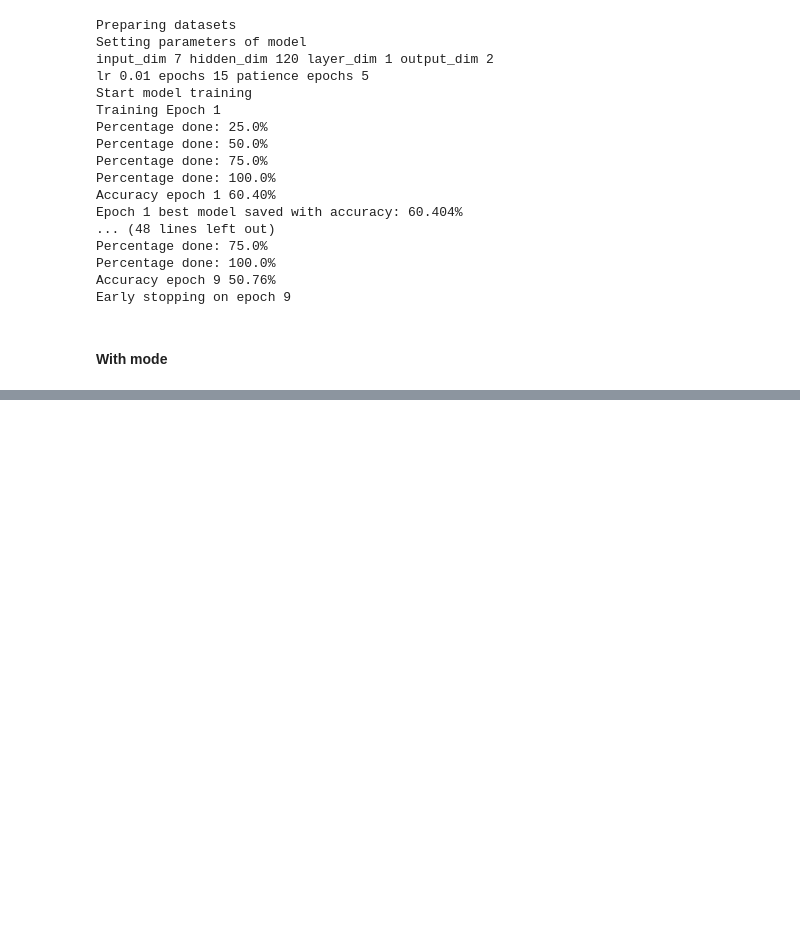
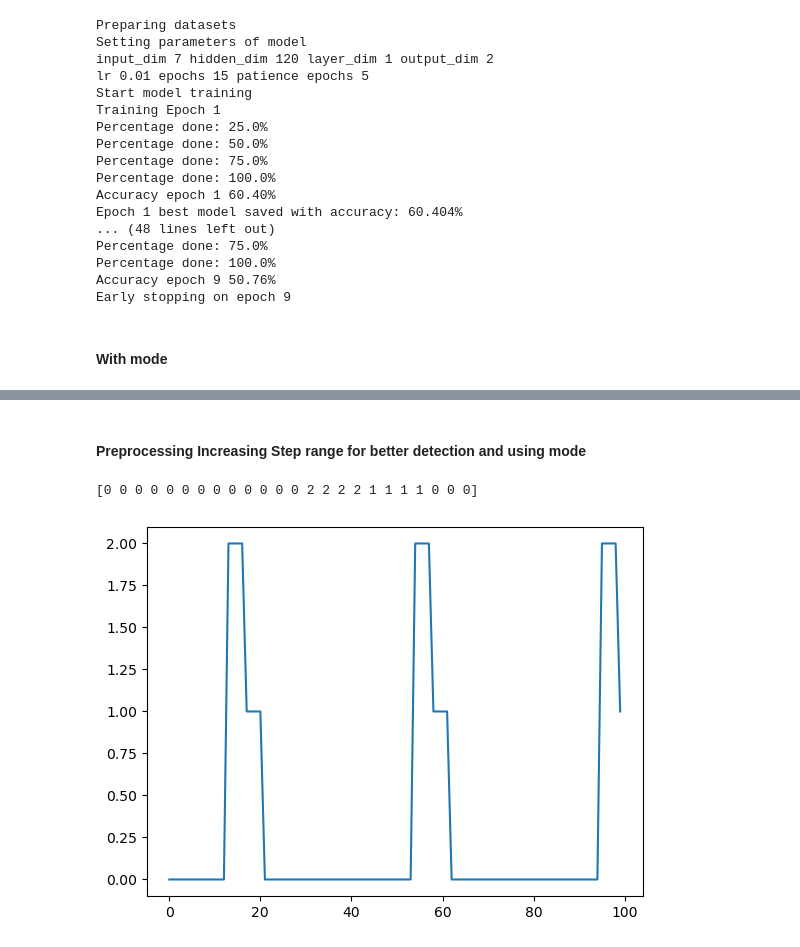
Before and after one commit to kickingitoscu/ANN_Project, a Jupyter notebook: Step_analysis_preprocess.ipynb, the cells around one changed output, grey strips where cells are left out. Saved outputs shown, nothing was run; the diff lists cells and outputs as text; code cells hidden in the pictures; blank space fills up the shorter version.

```diff
--- a/Step_analysis_preprocess.ipynb
+++ b/Step_analysis_preprocess.ipynb
@@ -1678,0 +2178,8 @@ df.to_csv('data_lstm_avg_results.csv')
+# %%
+test_data = torch.tensor(dataframe.values)
+zeros_pad = torch.zeros(39)
+activity_label = torch.cat((torch.tensor(predicted_labels),zeros_pad),dim=0)
+activity_label = activity_label.view(activity_label.shape[0],1)
+print(f'act size {activity_label.shape} test size {test_data.shape}')
+test_data_w_act = torch.cat((activity_label,test_data),dim=1)
+print(f'act size {test_data_w_act.shape}')
@@ -2492,0 +3416,28 @@ for epoch in range(1, n_epochs + 1):
+# %%
+folder_path = os.getcwd()+'/data/'
+file_extension = ['.csv','.csv.stepMixed']
+label = ['data','labels']
+
+tensor_unified = get_data_into_tensor(folder_path,file_extension,label)
+
+test_data_path = 'testdata.csv'
+dataframe = pd.read_csv(test_data_path)
+# Convert DataFrame to a tensor
+test_data = torch.tensor(dataframe.values)
+
+data = tensor_unified[:,[0,1,2,3,4,5,6]]
+data = data.float()
+labels = tensor_unified[:,7]
+labels = labels.long()
+
+training_data = [data,labels]
+
+feature_dim = training_data[0].size(1) # in Features Dimension
+class_dim = torch.unique(training_data[1]).size(0) # Out Features Dimension
+data_set = TensorDataset(training_data[0],training_data[1])
+test_split_per = 0.75
+train_size = int(data.size(0)*test_split_per)
+test_size = data.size(0) - train_size
+train_data, test_data = random_split(data_set, [train_size, test_size])
+feature_dim = training_data[0].size(1) # in Features Dimension
+class_dim = torch.unique(training_data[1]).size(0) # Out Features Dimension
@@ -2492,0 +3640,2 @@ for epoch in range(1, n_epochs + 1):
+# %% [markdown]
+#### Preprocessing Increasing Step range for better detection and using mode
@@ -2492,0 +3879,7 @@ for epoch in range(1, n_epochs + 1):
+# %%
+plt.plot(labels.numpy()[2000:2100])
+print(labels.numpy()[2000:2024])
+plt.show()
+# %% [output]
+[0 0 0 0 0 0 0 0 0 0 0 0 0 2 2 2 2 1 1 1 1 0 0 0]
+[figure, added]
```
Also changed, not shown: parts of 48 cells of this notebook, 20 other files.
